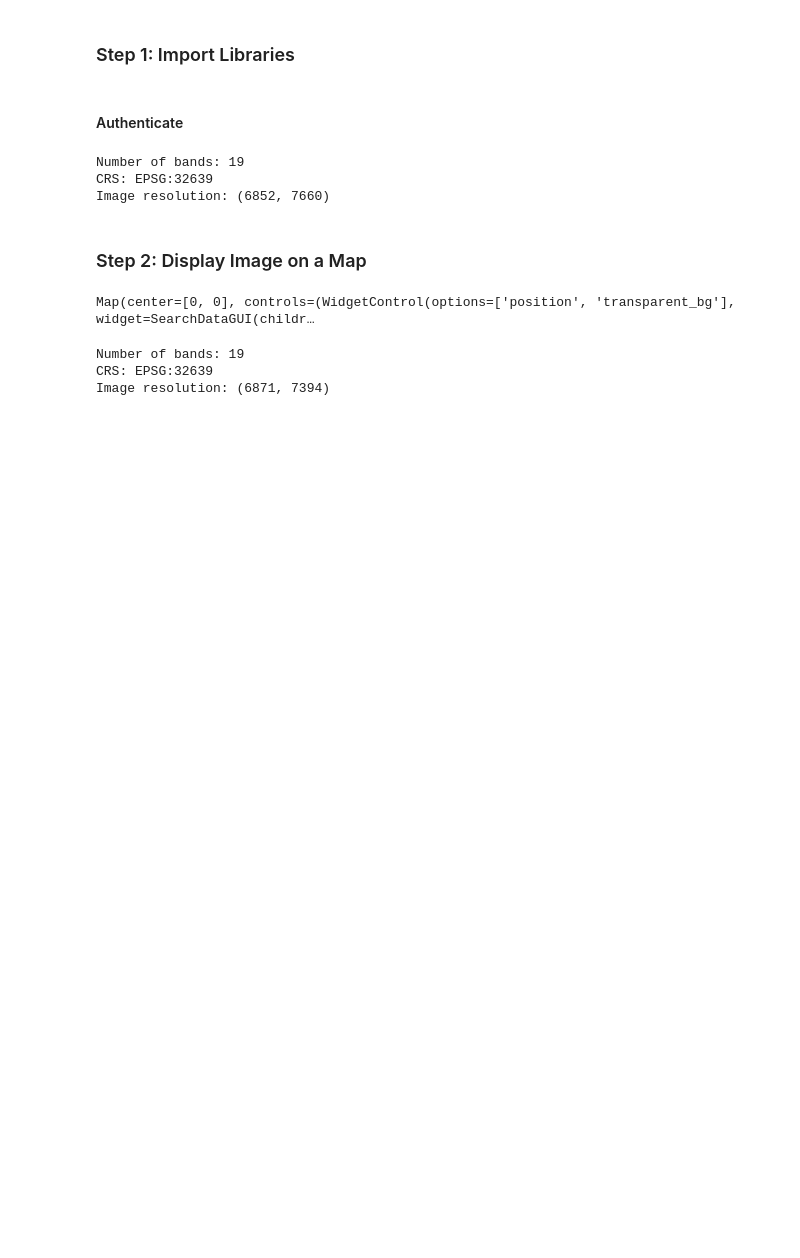
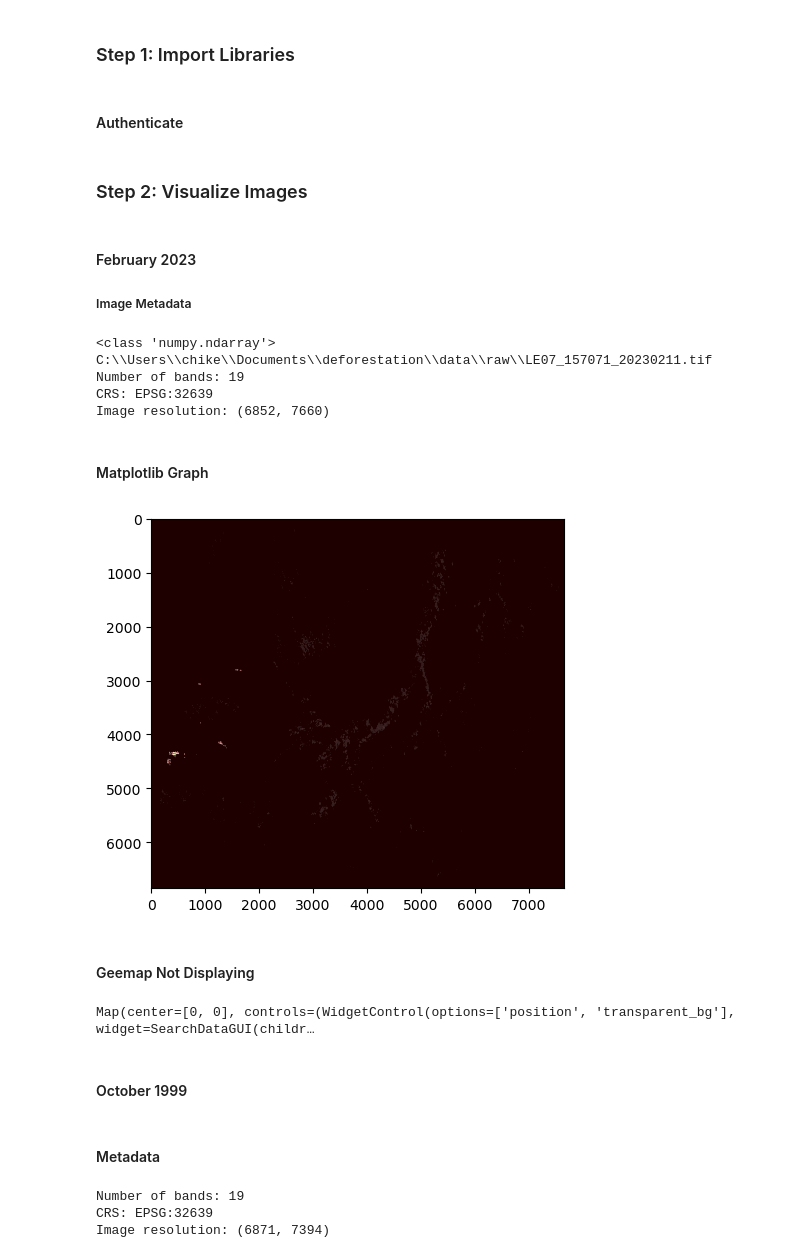
Before and after one commit to Chike-Ode/deforestation-research, a Jupyter notebook: notebooks/1.0_exploratory.ipynb, the cells around one changed output. Cells and saved outputs as stored; diff of their text form; code cells hidden in the pictures; blank space fills up the shorter version.

Commit message:
added visualisation of 19th band

```diff
--- a/notebooks/1.0_exploratory.ipynb
+++ b/notebooks/1.0_exploratory.ipynb
@@ -34,18 +35,34 @@ ee.Initialize(project='ee-ms-deforestation')
 #     show(band1, cmap='gray')
 #     plt.title('GeoTIFF Band 1')
 #     plt.show()
+# %% [markdown]
+### Step 2: Visualize Images
+# %% [markdown]
+#### February 2023
+##### Image Metadata
 # %%
 image_path = r"C:\\Users\\chike\\Documents\\deforestation\\data\\raw\\LE07_157071_20230211.tif"
 dataset = rs.open(image_path)
+print(type(dataset.read(19)))
+print(dataset.name)
 print(f'Number of bands: {dataset.count}')
 print(f'CRS: {dataset.crs}')
 print(f'Image resolution: {dataset.shape}')
 # %% [output]
+<class 'numpy.ndarray'>
+C:\\Users\\chike\\Documents\\deforestation\\data\\raw\\LE07_157071_20230211.tif
 Number of bands: 19
 CRS: EPSG:32639
 Image resolution: (6852, 7660)
-# %% [markdown]
-### Step 2: Display Image on a Map
+# %% [markdown]
+#### Matplotlib Graph
+# %%
+pyplot.imshow(dataset.read(19), cmap='pink')
+pyplot.show()
+# %% [output]
+[figure, added]
+# %% [markdown]
+#### Geemap Not Displaying
 # %%
 Map = geemap.Map()
 
@@ -55,6 +72,10 @@ Map.add_raster(image_path, layer_name="Exported Image")
 Map
 # %% [output]
 Map(center=[0, 0], controls=(WidgetControl(options=['position', 'transparent_bg'], widget=SearchDataGUI(childr…
+# %% [markdown]
+#### October 1999
+# %% [markdown]
+#### Metadata
 # %%
 image_path = r"C:\\Users\\chike\\Documents\\deforestation\\data\\raw\\LE07_158070_19991010.tif"
 dataset = rs.open(image_path)
```
Also changed, not shown: parts of 8 cells of this notebook, 1 other file.
